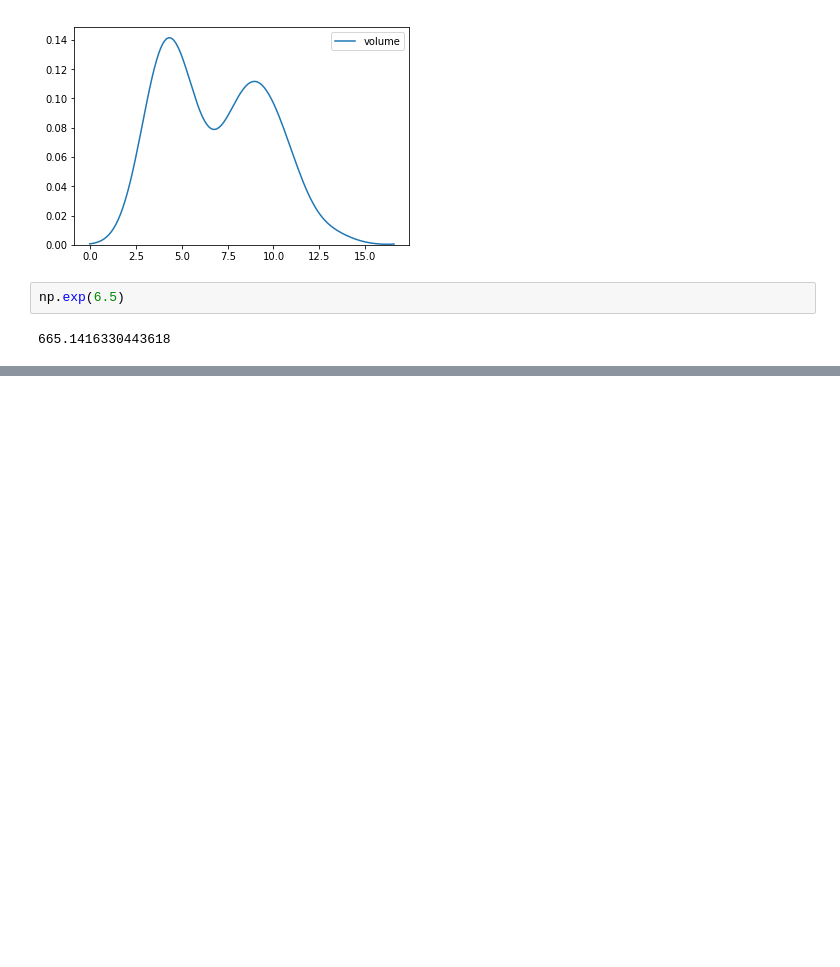
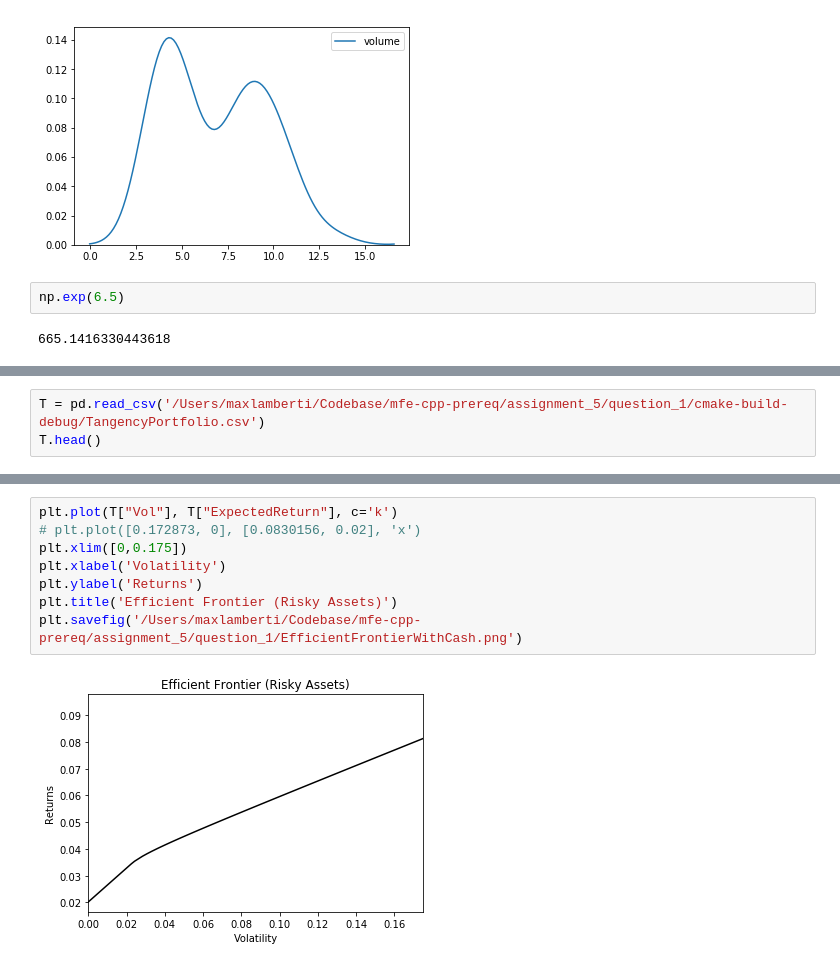
Before and after one commit to maxlamberti/orderbook-crypto-scraper, a Jupyter notebook: research/depth_compression.ipynb, the cells around one changed output, grey strips where cells are left out. Saved outputs shown, nothing was run; the diff lists cells and outputs as text; blank space fills up the shorter version.

```diff
--- a/research/depth_compression.ipynb
+++ b/research/depth_compression.ipynb
@@ -229,0 +268,3 @@ np.exp(6.5)
+# %%
+T = pd.read_csv('/Users/maxlamberti/Codebase/mfe-cpp-prereq/assignment_5/question_1/cmake-build-debug/TangencyPortfolio.csv')
+T.head()
@@ -229,0 +278,10 @@ np.exp(6.5)
+# %%
+plt.plot(T["Vol"], T["ExpectedReturn"], c='k')
+# plt.plot([0.172873, 0], [0.0830156, 0.02], 'x')
+plt.xlim([0,0.175])
+plt.xlabel('Volatility')
+plt.ylabel('Returns')
+plt.title('Efficient Frontier (Risky Assets)')
+plt.savefig('/Users/maxlamberti/Codebase/mfe-cpp-prereq/assignment_5/question_1/EfficientFrontierWithCash.png')
+# %% [output]
+[figure, added]
```
Also changed, not shown: parts of 11 cells of this notebook.
